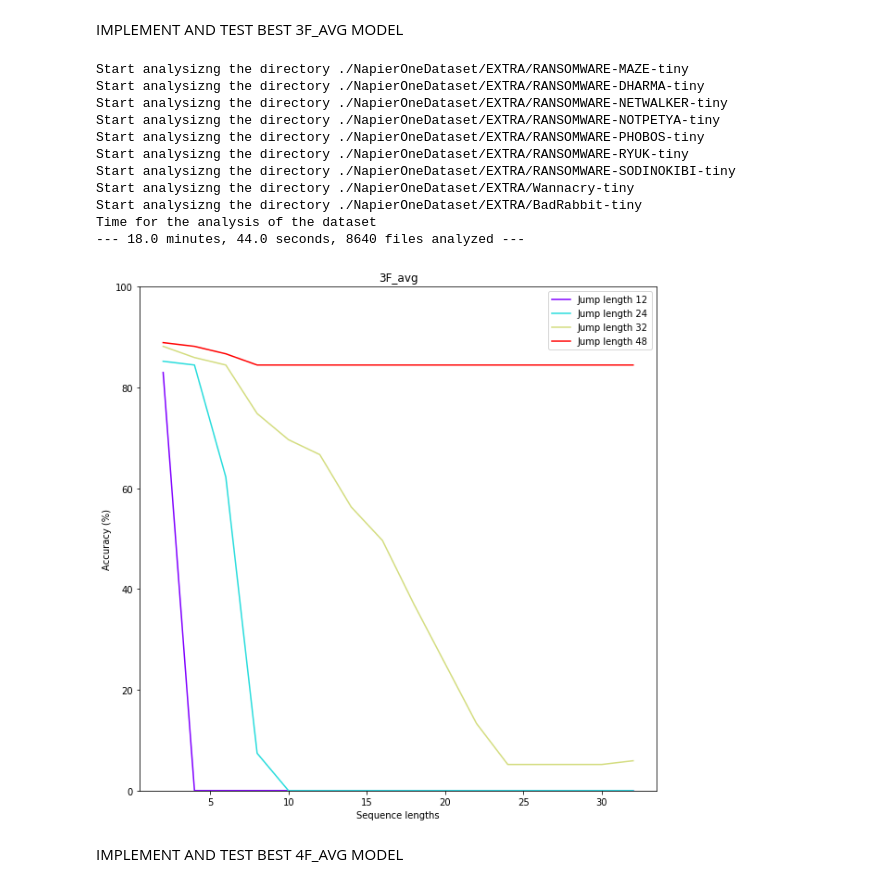
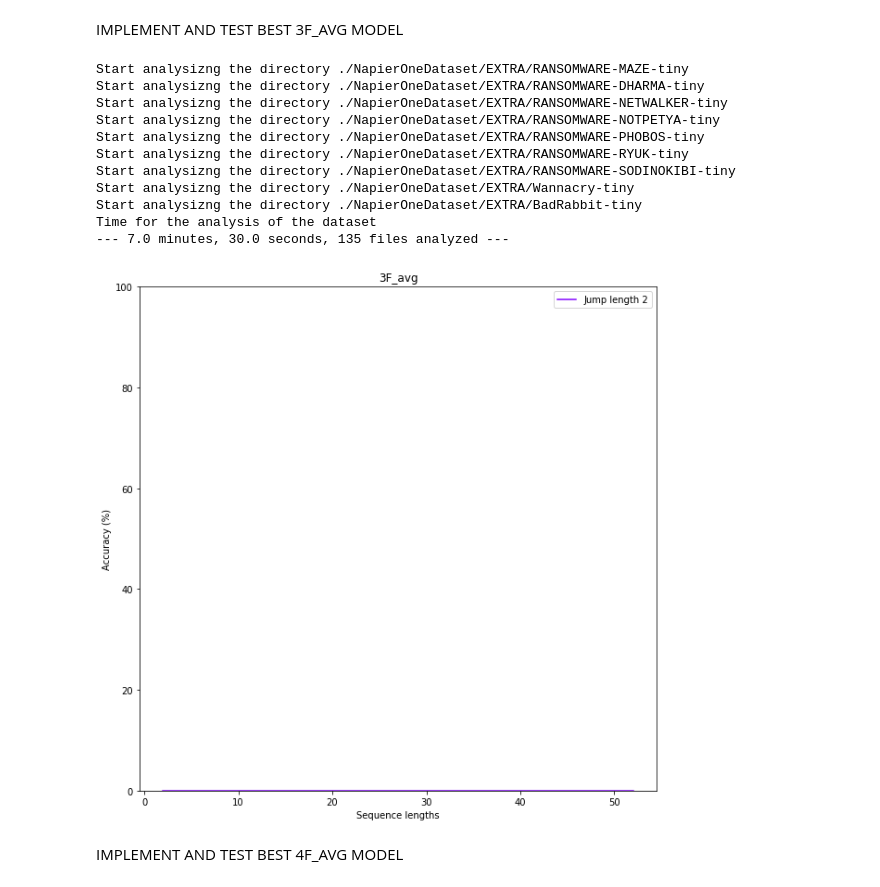
Before and after one commit to gomitolof/DAA-for-Ransomware-detection, a Jupyter notebook: stress test/stress_test.ipynb, the cells around one changed output. Saved outputs shown, nothing was run; the diff lists cells and outputs as text; code cells hidden in the pictures.

```diff
--- a/stress test/stress_test.ipynb
+++ b/stress test/stress_test.ipynb
@@ -146,12 +146,12 @@ f = open('../paths/path_ransomwares.txt', 'r')
 paths = f.readlines()
 f.close()
 
-sequence_start, sequence_end, sequence_step = 2,33,2 #sequence values to start, end, and step between each number
+sequence_start, sequence_end, sequence_step = 2,53,25 #sequence values to start, end, and step between each number
 length_sequences = np.arange(sequence_start,sequence_end,sequence_step) #generate array of such values, last values is sequence_end - 1
-#jump_start, jump_end, jump_step = 2,9,2 #jump values to start, end, and step between each number
-#jumps = np.arange(jump_start,jump_end,jump_step) #generate array of such values, last values is jump_end - 1
-power = 5 #number of elements in jumps + 1, used for plot porpuses
-jumps = np.array([12,24,32,48]) #array of jump length values
+jump_start, jump_end, jump_step = 2,131,128 #jump values to start, end, and step between each number
+jumps = np.arange(jump_start,jump_end,jump_step) #generate array of such values, last values is jump_end - 1
+#power = 5 #number of elements in jumps + 1, used for plot porpuses
+#jumps = np.array([12,24,32,48]) #array of jump length values
 # %% [markdown]
 ## STRESS TEST FOR AVG AREA
 DEFINE AVG AREA METHOD
@@ -216,10 +216,12 @@ for j in range(len(paths)):
                     areas = get_areas(modified_file, offset, best_hl, num_fragms)
                     best_area = get_best_area(best_dist, offset, areas, num_fragms, modified_file)
                     update_statistics(best_thresh, len_seq,jump, acc, best_area)
-                    files_analyzed += 1
+                    if(round(acc[len_seq][jump]) <= 0):
+                        break
+        files_analyzed += 1
         f.close()
 
-acc = np.multiply(np.true_divide(acc, float(files_analyzed/(len(length_sequences)*len(jumps)))), 100.0, dtype=float)
+acc = np.multiply(np.true_divide(acc, float(files_analyzed)), 100.0, dtype=float)
 
 time_spent = time.time() - start_time
 print("Time for the analysis of the dataset")
@@ -235,26 +237,26 @@ Start analysizng the directory ./NapierOneDataset/EXTRA/RANSOMWARE-SODINOKIBI-ti
 Start analysizng the directory ./NapierOneDataset/EXTRA/Wannacry-tiny
 Start analysizng the directory ./NapierOneDataset/EXTRA/BadRabbit-tiny
 Time for the analysis of the dataset
---- 18.0 minutes, 44.0 seconds, 8640 files analyzed ---
+--- 7.0 minutes, 30.0 seconds, 135 files analyzed ---
 # %%
 #plot the results
 acc = np.transpose(acc) #transpose for graphical reasons
 
-#n = round(jump_end/jump_step) #number of curves to plot = number of jumps
-n = power - 1 #number of curves to plot = number of jumps
+n = round((jump_end-jump_start)/jump_step) #number of curves to plot = number of jumps
+#n = power - 1 #number of curves to plot = number of jumps
 color = cm.rainbow(np.linspace(0,1,n))
 plt.figure(figsize=(10,10))
 plt.title("3F_avg")
 plt.xlabel("Sequence lengths")
 plt.ylabel("Accuracy (%)")
 for i,c in zip(range(n),color):
     label = "Jump length " + str(jumps[i])
     plt.plot(length_sequences, acc[i], c=c, label=label)
 plt.legend()
 plt.ylim([0, 100])
 plt.show()
 # %% [output]
-[figure, old version]
+[figure, new version]
 # %%
 #save results in a file
 np.savetxt('accuracies_3F_avg_4.txt',acc)
```
Also changed, not shown: parts of 7 cells of this notebook.
